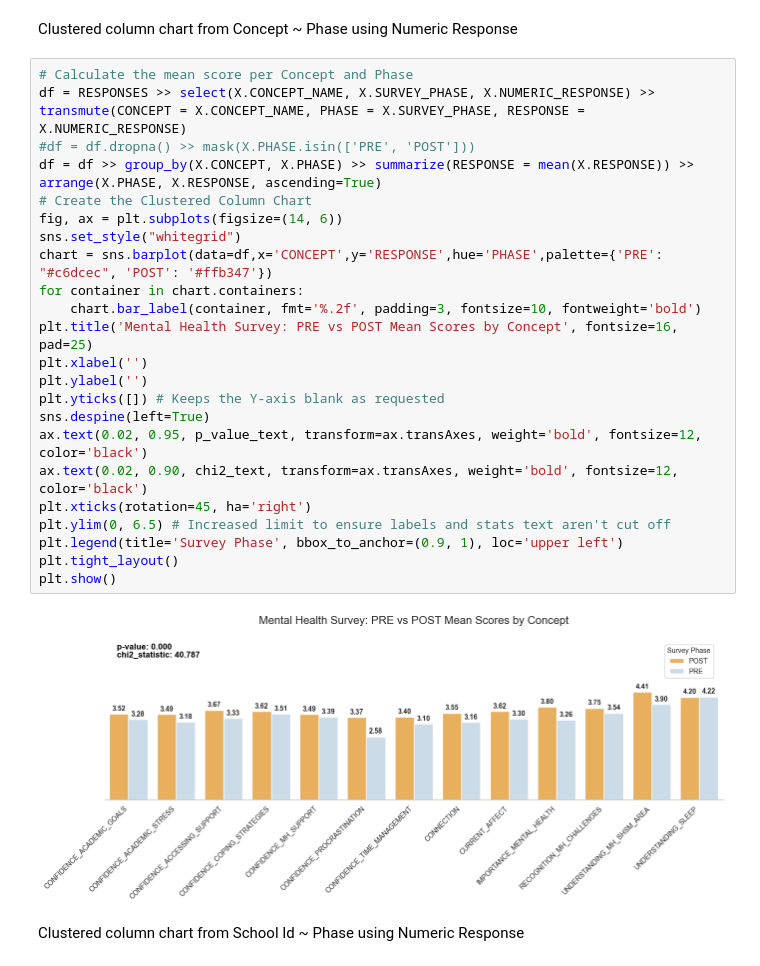
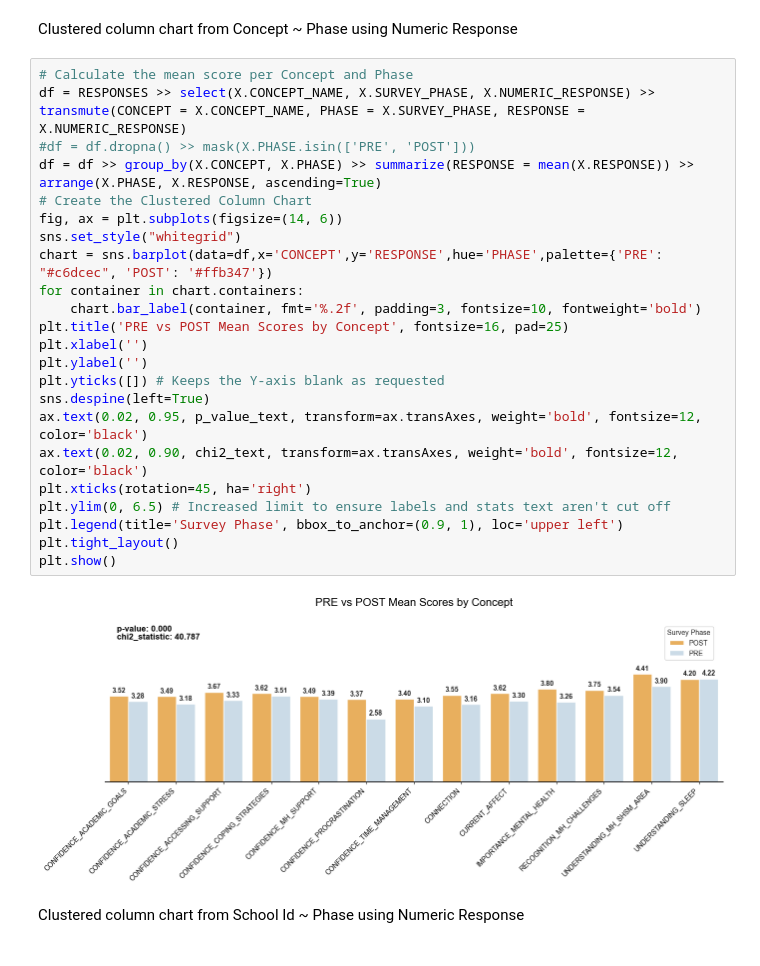
Before and after one commit to lorenald/survey-impact-analysis, a Jupyter notebook: DATA_PREPARATION.ipynb, the cells around one changed output. Drawn from its saved outputs; the diff is of its cells as text.

```diff
--- a/DATA_PREPARATION.ipynb
+++ b/DATA_PREPARATION.ipynb
@@ -127,28 +127,28 @@ Clustered column chart from Concept ~ Phase using Numeric Response
 # %%
 # Calculate the mean score per Concept and Phase
 df = RESPONSES >> select(X.CONCEPT_NAME, X.SURVEY_PHASE, X.NUMERIC_RESPONSE) >> transmute(CONCEPT = X.CONCEPT_NAME, PHASE = X.SURVEY_PHASE, RESPONSE = X.NUMERIC_RESPONSE)
 #df = df.dropna() >> mask(X.PHASE.isin(['PRE', 'POST']))
 df = df >> group_by(X.CONCEPT, X.PHASE) >> summarize(RESPONSE = mean(X.RESPONSE)) >> arrange(X.PHASE, X.RESPONSE, ascending=True)
 # Create the Clustered Column Chart
 fig, ax = plt.subplots(figsize=(14, 6))
 sns.set_style("whitegrid")
 chart = sns.barplot(data=df,x='CONCEPT',y='RESPONSE',hue='PHASE',palette={'PRE': "#c6dcec", 'POST': '#ffb347'})
 for container in chart.containers:
     chart.bar_label(container, fmt='%.2f', padding=3, fontsize=10, fontweight='bold')
-plt.title('Mental Health Survey: PRE vs POST Mean Scores by Concept', fontsize=16, pad=25)
+plt.title('PRE vs POST Mean Scores by Concept', fontsize=16, pad=25)
 plt.xlabel('')
 plt.ylabel('')
 plt.yticks([]) # Keeps the Y-axis blank as requested
 sns.despine(left=True)
 ax.text(0.02, 0.95, p_value_text, transform=ax.transAxes, weight='bold', fontsize=12, color='black')
 ax.text(0.02, 0.90, chi2_text, transform=ax.transAxes, weight='bold', fontsize=12, color='black')
 plt.xticks(rotation=45, ha='right')
 plt.ylim(0, 6.5) # Increased limit to ensure labels and stats text aren't cut off
 plt.legend(title='Survey Phase', bbox_to_anchor=(0.9, 1), loc='upper left')
 plt.tight_layout()
 plt.show()
 # %% [output]
-[figure, old version]
+[figure, new version]
 # %% [markdown]
 Clustered column chart from School Id ~ Phase using Numeric Response
 # %%
```
Also changed, not shown: parts of 7 cells of this notebook, 8 other files.
